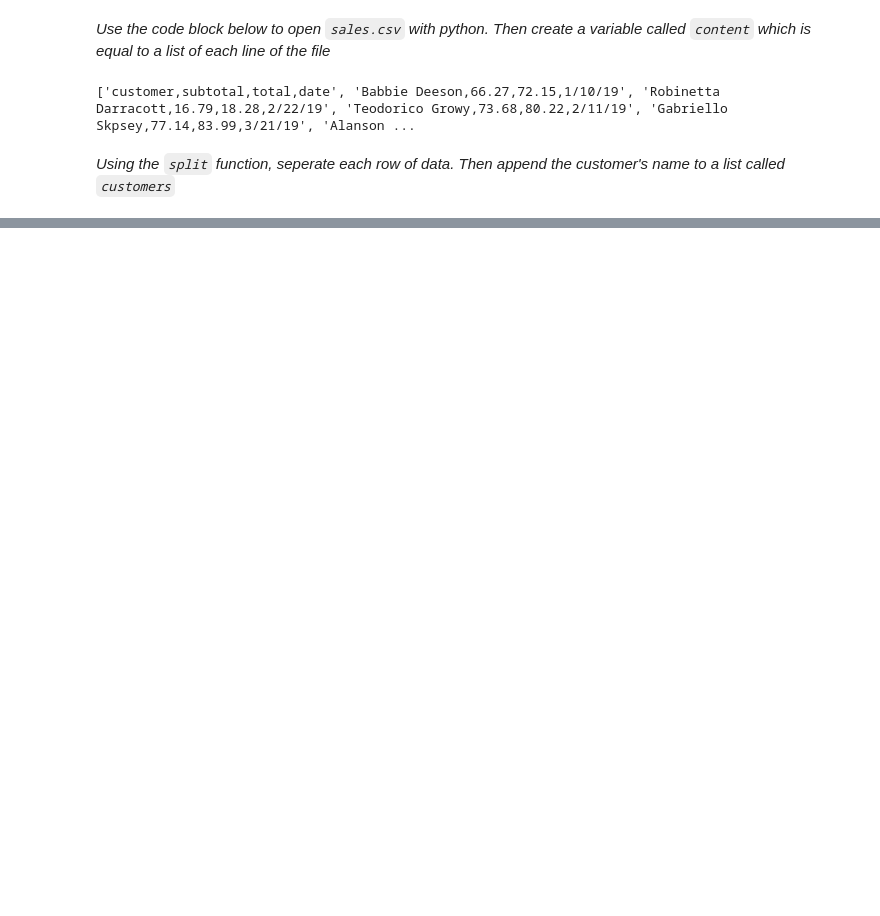
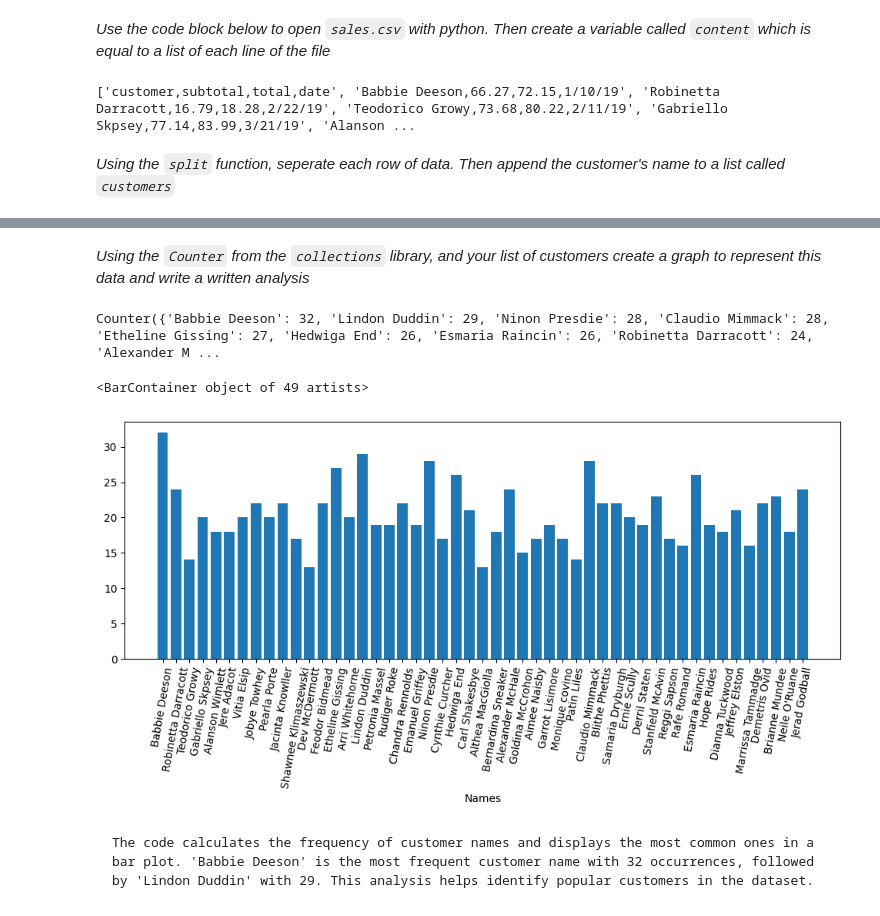
Before and after one commit to KaiSteamCenter/Unit-2-Python, a Jupyter notebook: splitting_data.ipynb, the cells around one changed output, grey strips where cells are left out. Drawn from its saved outputs; the diff is of its cells as text; code cells hidden in the pictures; blank space fills up the shorter version.

````diff
--- a/splitting_data.ipynb
+++ b/splitting_data.ipynb
@@ -37,17 +37,3 @@ letters_count = Counter(letters)
 print(letters_count)
 # %% [output]
 Counter({'B': 5, 'A': 3, 'C': 2})
-# %%
-5. What was the output of the above code block? What did it accomplish?
-```m
-The output of the code was: " Counter({'B': 5, 'A': 3, 'C': 2}) ". The counter module counted the letters inside of the list, and tallyed/marked how many there was, hence the 5 B's.
-```
-6. What is the format of the output? What data type does it most relate to?
-```
-The format of this computer is like a dictionary that are around  curly brackets. The keys are the a, b, and c, while the values are 5, 3, and 2.
-
-Counter = {'B': 5,
-           'A': 3,
-           'C': 2
-}
-```
@@ -70,0 +174,12 @@ print(content)
+# %%
+customers = []
+
+
+
+
+for line in content:
+    line = line.strip().split(',')
+    customer_name = line[0]
+    customers.append(customer_name)
+
+print(customers)
@@ -70,0 +214,24 @@ print(content)
+# %% [markdown]
+*Using the `Counter` from the `collections` library, and your list of customers create a graph to represent this data and write a written analysis*
+# %%
+customers_count = Counter(customers)
+
+print(customers_count)
+
+
+keys = customers_count.keys()
+values = customers_count.values()
+
+
+plt.figure(figsize=(12, 4))
+plt.xlabel("Names")
+plt.xticks(rotation=80)
+plt.bar(keys, values)
+# %% [output]
+Counter({'Babbie Deeson': 32, 'Lindon Duddin': 29, 'Ninon Presdie': 28, 'Claudio Mimmack': 28, 'Etheline Gissing': 27, 'Hedwiga End': 26, 'Esmaria Raincin': 26, 'Robinetta Darracott': 24, 'Alexander M ...
+<BarContainer object of 49 artists>
+[figure, added]
+# %% [markdown]
+```
+The code calculates the frequency of customer names and displays the most common ones in a bar plot. 'Babbie Deeson' is the most frequent customer name with 32 occurrences, followed by 'Lindon Duddin' with 29. This analysis helps identify popular customers in the dataset.
+```
````
Also changed, not shown: parts of 19 cells of this notebook.
